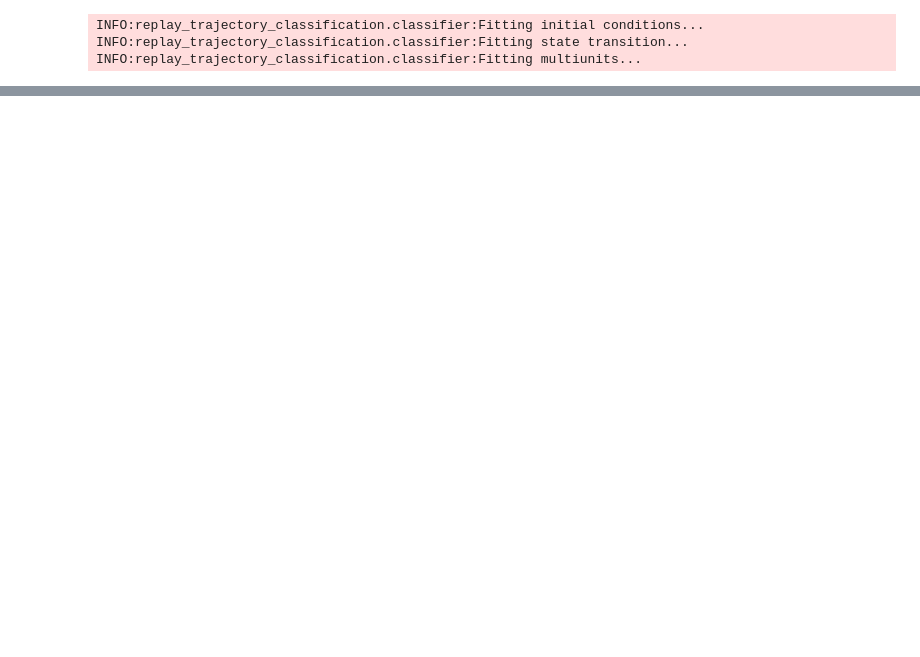
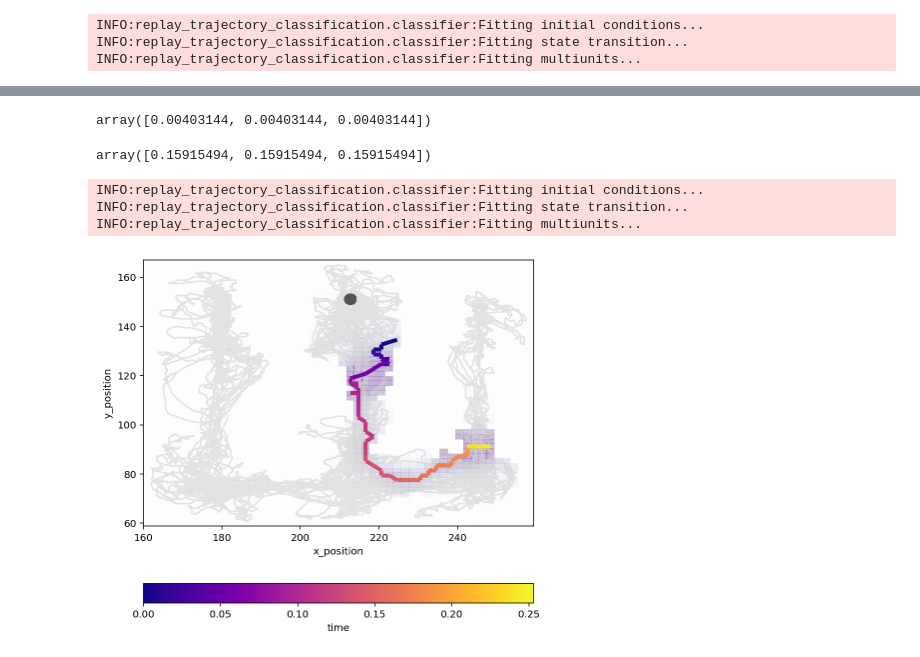
Before and after one commit to Eden-Kramer-Lab/replay_trajectory_paper, a Jupyter notebook: notebooks/Test_Real_Data_Clusterless.ipynb, the cells around one changed output, grey strips where cells are left out. Drawn from its saved outputs; the diff is of its cells as text; code cells hidden in the pictures; blank space fills up the shorter version.

```diff
--- a/notebooks/Test_Real_Data_Clusterless.ipynb
+++ b/notebooks/Test_Real_Data_Clusterless.ipynb
@@ -148,7 +170,7 @@ from src.analysis import (get_linear_position_order, get_place_field_max,
 PROBABILITY_THRESHOLD = 0.8
 
 ripple_position = reshape_to_segments(
-    position, ripple_times, sampling_frequency=SAMPLING_FREQUENCY)
+    position, ripple_times)
 replay_info = get_replay_info(
     results, ripple_spikes, ripple_position, data['ripple_times'],
     SAMPLING_FREQUENCY, PROBABILITY_THRESHOLD)
@@ -154,0 +270,68 @@ replay_info = get_replay_info(
+# %%
+kde = KDE(bandwidth=np.ones((6,))).fit(X[:, :6])
+np.exp(kde.score_samples(X[:, :6]))
+# %% [output]
+array([0.00403144, 0.00403144, 0.00403144])
+# %%
+kde = KDE(bandwidth=np.ones((6,))).fit(X[:, :2])
+np.exp(kde.score_samples(X[:, :2]))
+# %% [output]
+array([0.15915494, 0.15915494, 0.15915494])
+# %%
+from replay_trajectory_classification import ClusterlessClassifier
+from replay_trajectory_classification.state_transition import estimate_movement_var
+from src.parameters import SAMPLING_FREQUENCY
+from dask.diagnostics import ProgressBar
+from replay_trajectory_classification.misc import NumbaKDE
+
+position = data['position_info'].loc[:, ['x_position', 'y_position']]
+is_training = data['position_info'].speed > 4
+ripple_times = data['ripple_times'].loc[:, ['start_time', 'end_time']]
+
+movement_var = np.diag(
+    estimate_movement_var(position, SAMPLING_FREQUENCY)).max()
+
+model_kwargs = {
+    'bandwidth': np.array([24.0, 24.0, 24.0, 24.0, 6.0, 6.0])}
+classifier = ClusterlessClassifier(
+    place_bin_size=2.0,
+    movement_var=1.0,
+    replay_speed=1,
+    discrete_transition_diag=1-1E-3,
+    model=KDE,
+    model_kwargs=model_kwargs).fit(
+    position, data['multiunit'], is_training=is_training)
+# %% [output]
+INFO:replay_trajectory_classification.classifier:Fitting initial conditions...
+INFO:replay_trajectory_classification.classifier:Fitting state transition...
+INFO:replay_trajectory_classification.classifier:Fitting multiunits...
+# %%
+ripple_number = 145
+
+time_slice = slice(data['ripple_times'].loc[ripple_number, 'start_time'],
+                   data['ripple_times'].loc[ripple_number, 'end_time'])
+m = data['multiunit'].sel(time=time_slice)
+result = classifier.predict(m, m.time - m.time[0])
+# %%
+posterior = (result
+             .acausal_posterior
+             .dropna('time')
+             .assign_coords(
+                 time=lambda ds: ds.time / np.timedelta64(1, 's'),))
+time = posterior.time.values
+map_estimate = maximum_a_posteriori_estimate(posterior.sum('state'))
+
+fig, ax = plt.subplots(1, 1, figsize=(7, 7))
+ax.plot(position.values[:, 0], position.values[:, 1],
+             color='lightgrey', alpha=0.4, zorder=0)
+plot_2D_position_with_color_time(
+    time, map_estimate, ax=ax)
+posterior.sum(['state', 'time']).plot(
+    x='x_position', y='y_position', robust=True, cmap='Purples', alpha=0.3,
+    ax=ax, add_colorbar=False, zorder=0)
+ax.plot(position.values[:, 0], position.values[:, 1], color='lightgrey', alpha=0.4, zorder=1)
+ax.scatter(ripple_position.loc[ripple_number].values[:, 0],
+           ripple_position.loc[ripple_number].values[:, 1], color='black', s=100,
+           label='actual position');
+# %% [output]
+[figure, added]
```
Also changed, not shown: parts of 19 cells of this notebook, 4 other files.
